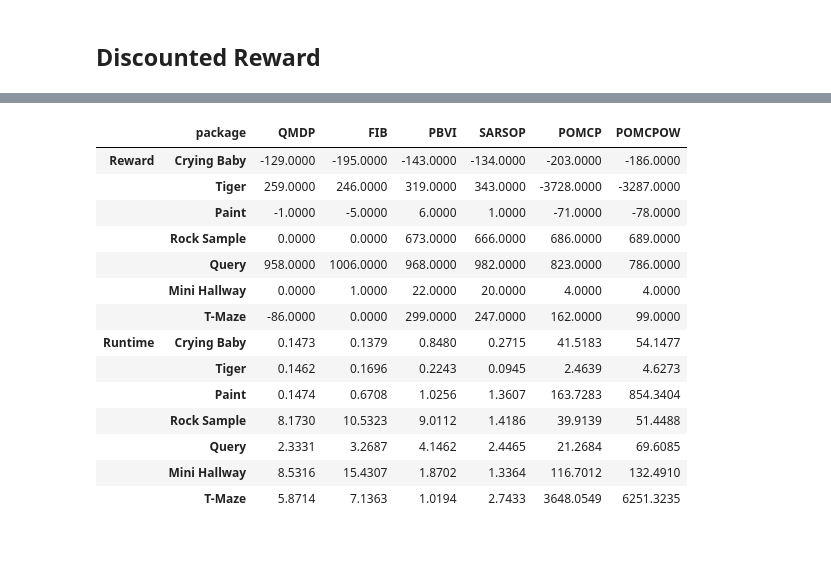
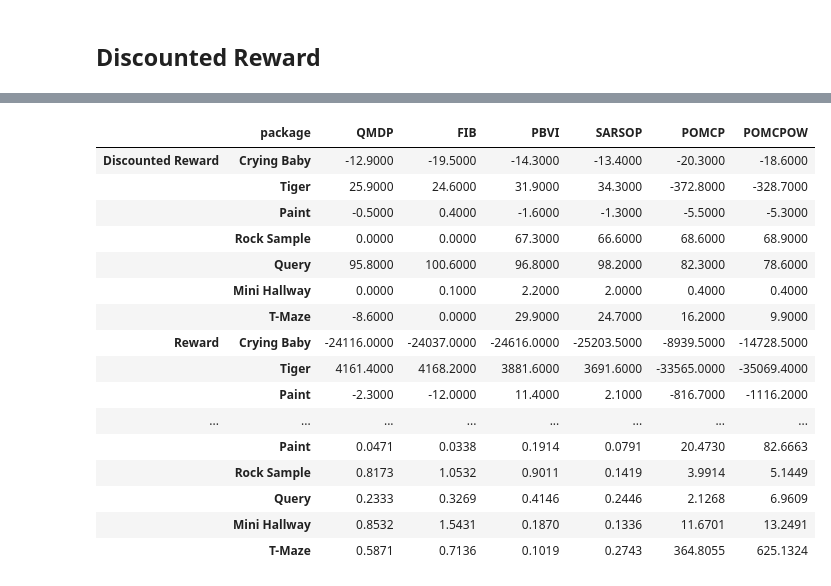
Before and after one commit to aliceyshu/8010_project, a Jupyter notebook: results/summary_results.ipynb, the cells around one changed output, grey strips where cells are left out. Saved outputs shown, nothing was run; the diff lists cells and outputs as text; code cells hidden in the pictures; blank space fills up the shorter version.

Commit message:
update performance matrix, paint, baby problem

```diff
--- a/results/summary_results.ipynb
+++ b/results/summary_results.ipynb
@@ -311,6 +232,0 @@ Name: sum_discount_reward, dtype: int64
-# %%
-miniHallway_runtime = df2["runtime"]
-print(miniHallway_runtime)
-
-miniHallway_sum_discounted = df2["sum_discount_reward"]
-print(miniHallway_sum_discounted)
@@ -337,7 +236,7 @@ Name: sum_discount_reward, dtype: int64
 df = pd.read_table("tMazeProblem.csv",sep=',')
 
 cm = sns.light_palette("orange", as_cmap=True)
-df2 = df.groupby(["package"]).sum().round(4)
+df2 = df.groupby(["package"]).mean().round(4)
 df2 = df2[[i for i in df2.columns if i not in ['id']]]
 df2.style.format('{:.4f}').background_gradient(cmap=cm).apply(
     lambda col: ['font-weight:bold'
@@ -359,6 +258,6 @@ df2.style.format('{:.4f}').background_gradient(cmap=cm).apply(
 # %%
 tMaze_runtime = df2["runtime"]
-print(tMaze_runtime)
 
 tMaze_sum_discounted = df2["sum_discount_reward"]
-print(tMaze_sum_discounted)
+
+tMaze_sum_reward = df2["sum_reward"]
@@ -383,0 +270,20 @@ Name: sum_discount_reward, dtype: int64
+# %%
+concatenated0 = pd.concat([baby_sum_reward, tiger_sum_reward, paint_sum_reward,
+                           rock_sum_reward, query_sum_reward, miniHallway_sum_reward,
+                           tMaze_sum_reward
+                           ], axis=1)
+concatenated0.columns.values[0] = 'Crying Baby'
+concatenated0.columns.values[1] = 'Tiger'
+concatenated0.columns.values[2] = 'Paint'
+concatenated0.columns.values[3] = 'Rock Sample'
+concatenated0.columns.values[4] = 'Query'
+concatenated0.columns.values[5] = 'Mini Hallway'
+concatenated0.columns.values[6] = 'T-Maze'
+# sort by package name
+custom_order = {'IP':0, 'QMDP':1,'FIB':2,'PBVI':3,
+                'SARSOP':4,'POMCP':5,'POMCPOW':6}
+concatenated0 =concatenated0.sort_values(by=['package'], key=lambda x: x.map(custom_order))
+# color coded
+concatenated0.style.format('{:.4f}').background_gradient(axis=0,cmap="Pastel2").apply(
+    lambda col: ['font-weight:bold' if x==col.max() else ''
+                 for x in col])
@@ -526,40 +460,47 @@ simply combine above 2 matrix together
 # %%
 runtime_list = [('Runtime','Crying Baby'), ('Runtime','Tiger'),
                ('Runtime','Paint'), ('Runtime','Rock Sample'),
                ('Runtime','Query'), ('Runtime','Mini Hallway'),
                ('Runtime','T-Maze')]
+discounted_reward_list = [('Discounted Reward','Crying Baby'), ('Discounted Reward','Tiger'),
+               ('Discounted Reward','Paint'), ('Discounted Reward','Rock Sample'),
+               ('Discounted Reward','Query'), ('Discounted Reward','Mini Hallway'),
+               ('Discounted Reward','T-Maze')]
 reward_list = [('Reward','Crying Baby'), ('Reward','Tiger'),
                ('Reward','Paint'), ('Reward','Rock Sample'),
                ('Reward','Query'), ('Reward','Mini Hallway'),
                ('Reward','T-Maze')]
-y =  reward_list + runtime_list
-s =  pd.concat([concatenated2,concatenated1], axis=1)
+y =  discounted_reward_list + reward_list+ runtime_list
+s =  pd.concat([concatenated2,concatenated0, concatenated1], axis=1)
 s.columns = pd.MultiIndex.from_tuples(y)
+s = round(s,4)
 
 s.style.format('{:.4f}').apply(
     lambda col: ['font-weight:bold' if (
          (x==col.min()and col.name in runtime_list) or
          (x==col.max() and col.name in reward_list)) else ''
                  for x in col])
 
 custom_order = {'IP':0, 'QMDP':1,'FIB':2,'PBVI':3,
                 'SARSOP':4,'POMCP':5,'POMCPOW':6}
 s=s.sort_values(by=['package'], key=lambda x: x.map(custom_order))
 s.T.to_csv("summary.csv")
 s.T
 # %% [output]
 |  | package | QMDP | FIB | PBVI | SARSOP | POMCP | POMCPOW |
-| Reward | Crying Baby | -129.0000 | -195.0000 | -143.0000 | -134.0000 | -203.0000 | -186.0000 |
-|  | Tiger | 259.0000 | 246.0000 | 319.0000 | 343.0000 | -3728.0000 | -3287.0000 |
-|  | Paint | -1.0000 | -5.0000 | 6.0000 | 1.0000 | -71.0000 | -78.0000 |
-|  | Rock Sample | 0.0000 | 0.0000 | 673.0000 | 666.0000 | 686.0000 | 689.0000 |
-|  | Query | 958.0000 | 1006.0000 | 968.0000 | 982.0000 | 823.0000 | 786.0000 |
-|  | Mini Hallway | 0.0000 | 1.0000 | 22.0000 | 20.0000 | 4.0000 | 4.0000 |
-|  | T-Maze | -86.0000 | 0.0000 | 299.0000 | 247.0000 | 162.0000 | 99.0000 |
-| Runtime | Crying Baby | 0.1473 | 0.1379 | 0.8480 | 0.2715 | 41.5183 | 54.1477 |
-|  | Tiger | 0.1462 | 0.1696 | 0.2243 | 0.0945 | 2.4639 | 4.6273 |
-|  | Paint | 0.1474 | 0.6708 | 1.0256 | 1.3607 | 163.7283 | 854.3404 |
-|  | Rock Sample | 8.1730 | 10.5323 | 9.0112 | 1.4186 | 39.9139 | 51.4488 |
-|  | Query | 2.3331 | 3.2687 | 4.1462 | 2.4465 | 21.2684 | 69.6085 |
-|  | Mini Hallway | 8.5316 | 15.4307 | 1.8702 | 1.3364 | 116.7012 | 132.4910 |
-|  | T-Maze | 5.8714 | 7.1363 | 1.0194 | 2.7433 | 3648.0549 | 6251.3235 |
+| Discounted Reward | Crying Baby | -12.9000 | -19.5000 | -14.3000 | -13.4000 | -20.3000 | -18.6000 |
+|  | Tiger | 25.9000 | 24.6000 | 31.9000 | 34.3000 | -372.8000 | -328.7000 |
+|  | Paint | -0.5000 | 0.4000 | -1.6000 | -1.3000 | -5.5000 | -5.3000 |
+|  | Rock Sample | 0.0000 | 0.0000 | 67.3000 | 66.6000 | 68.6000 | 68.9000 |
+|  | Query | 95.8000 | 100.6000 | 96.8000 | 98.2000 | 82.3000 | 78.6000 |
+|  | Mini Hallway | 0.0000 | 0.1000 | 2.2000 | 2.0000 | 0.4000 | 0.4000 |
+|  | T-Maze | -8.6000 | 0.0000 | 29.9000 | 24.7000 | 16.2000 | 9.9000 |
+| Reward | Crying Baby | -24116.0000 | -24037.0000 | -24616.0000 | -25203.5000 | -8939.5000 | -14728.5000 |
+|  | Tiger | 4161.4000 | 4168.2000 | 3881.6000 | 3691.6000 | -33565.0000 | -35069.4000 |
+|  | Paint | -2.3000 | -12.0000 | 11.4000 | 2.1000 | -816.7000 | -1116.2000 |
+| ... | ... | ... | ... | ... | ... | ... | ... |
+|  | Paint | 0.0471 | 0.0338 | 0.1914 | 0.0791 | 20.4730 | 82.6663 |
+|  | Rock Sample | 0.8173 | 1.0532 | 0.9011 | 0.1419 | 3.9914 | 5.1449 |
+|  | Query | 0.2333 | 0.3269 | 0.4146 | 0.2446 | 2.1268 | 6.9609 |
+|  | Mini Hallway | 0.8532 | 1.5431 | 0.1870 | 0.1336 | 11.6701 | 13.2491 |
+|  | T-Maze | 0.5871 | 0.7136 | 0.1019 | 0.2743 | 364.8055 | 625.1324 |
```
Also changed, not shown: parts of 31 cells of this notebook, 11 other files.
